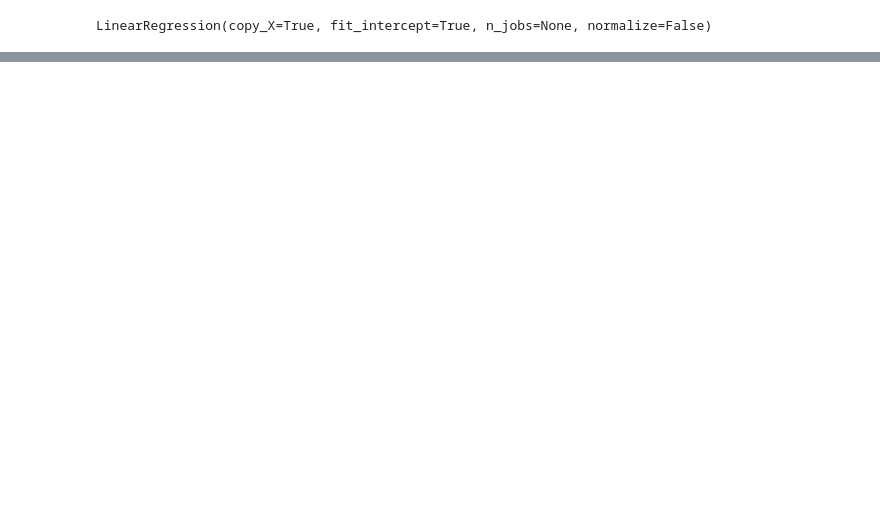
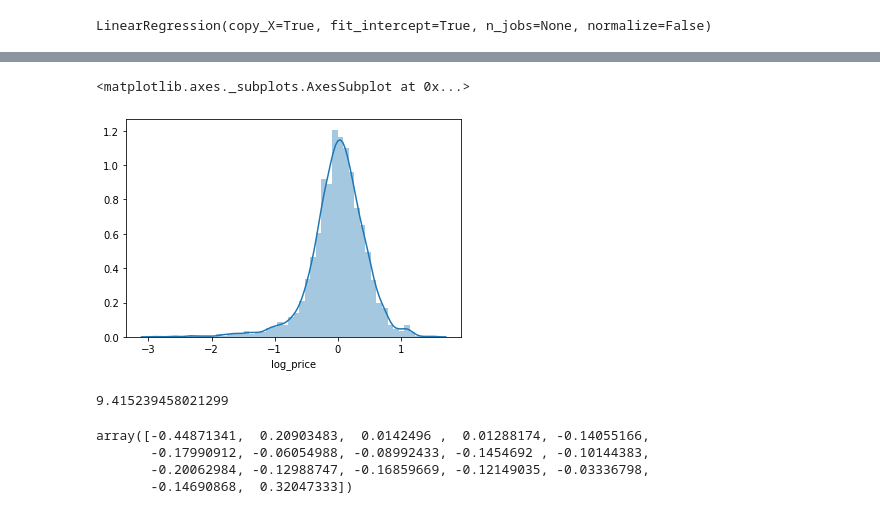
Before and after one commit to doumbiassa/portfolio2, a Jupyter notebook: re_exercise_udemy.ipynb, the cells around one changed output, grey strips where cells are left out. Cells and saved outputs as stored; diff of their text form; code cells hidden in the pictures; blank space fills up the shorter version.

```diff
--- a/re_exercise_udemy.ipynb
+++ b/re_exercise_udemy.ipynb
@@ -267,0 +266,16 @@ plt.scatter(y_hat, y_train)
+# %%
+sns.distplot(y_train-y_hat)
+# %% [output]
+<matplotlib.axes._subplots.AxesSubplot at 0x...>
+[figure, added]
+# %%
+reg.intercept_
+# %% [output]
+9.415239458021299
+# %%
+reg.coef_
+# %% [output]
+array([-0.44871341,  0.20903483,  0.0142496 ,  0.01288174, -0.14055166,
+       -0.17990912, -0.06054988, -0.08992433, -0.1454692 , -0.10144383,
+       -0.20062984, -0.12988747, -0.16859669, -0.12149035, -0.03336798,
+       -0.14690868,  0.32047333])
```
Also changed, not shown: parts of 19 cells of this notebook.
